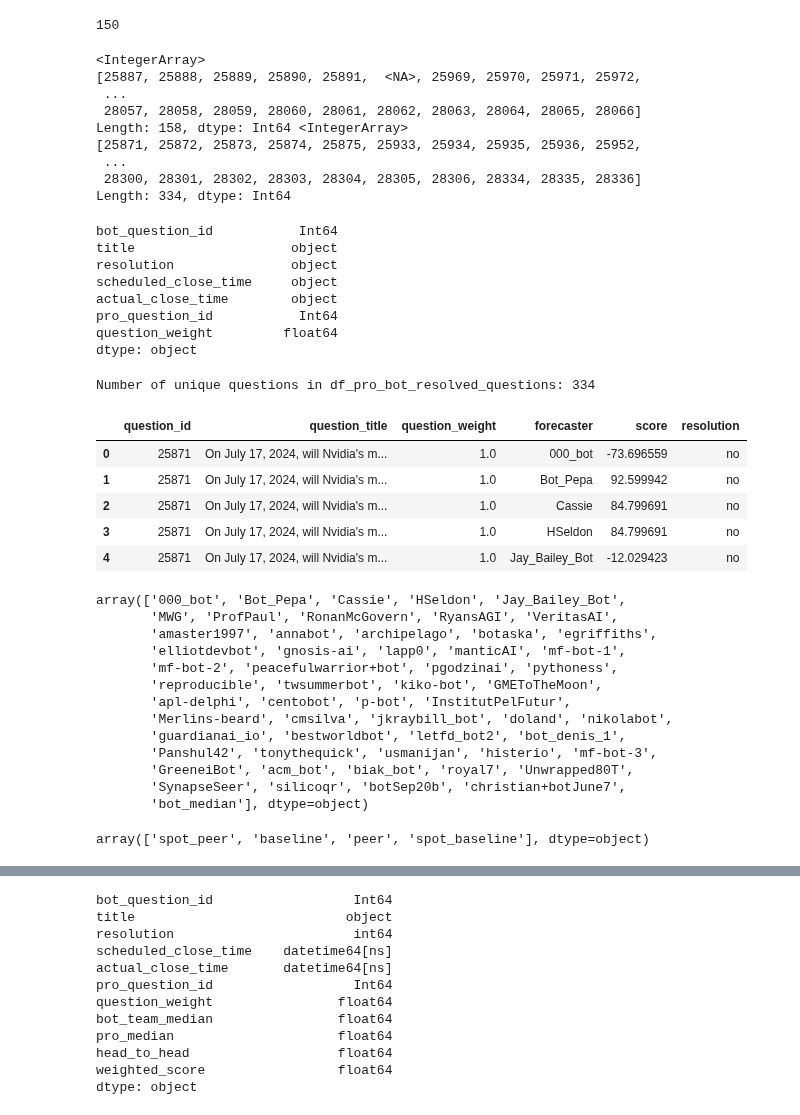
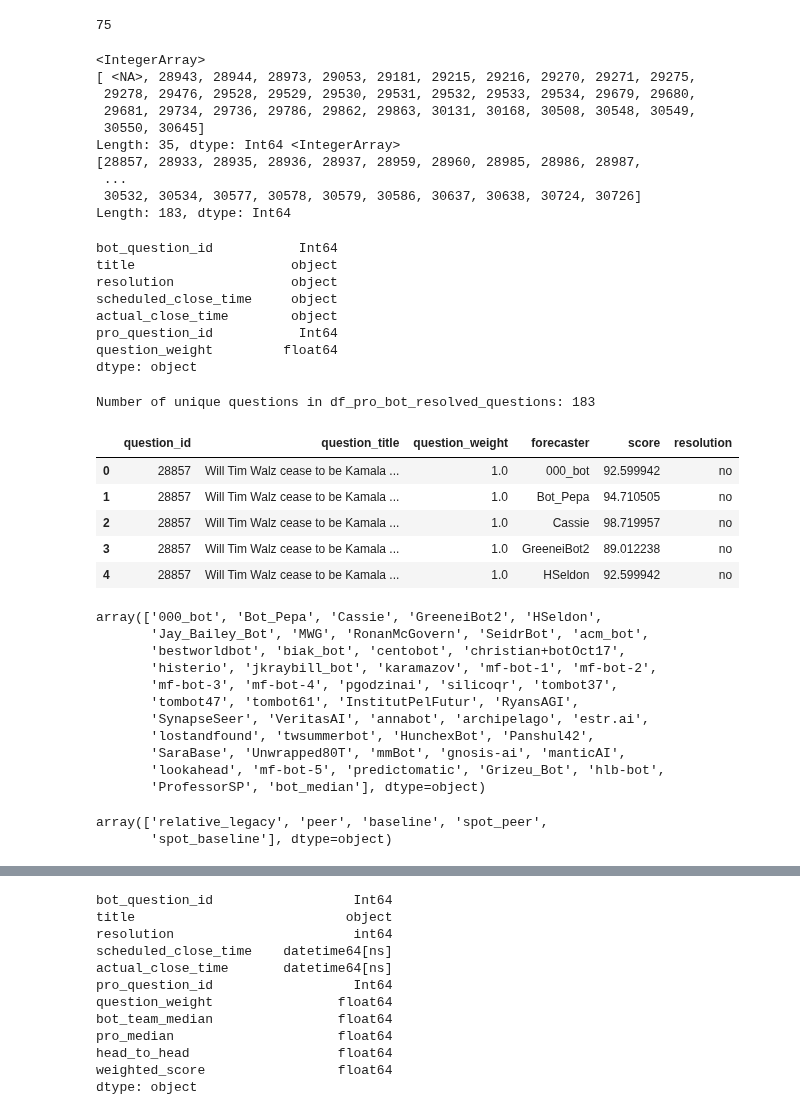
Before and after one commit to Metaculus/aib-analysis, a Jupyter notebook: Copy_of_AI_BENCHMARKING_LEADERBOARDS.ipynb, the cells around one changed output, grey strips where cells are left out. Cells and saved outputs as stored; diff of their text form; code cells hidden in the pictures.

```diff
--- a/Copy_of_AI_BENCHMARKING_LEADERBOARDS.ipynb
+++ b/Copy_of_AI_BENCHMARKING_LEADERBOARDS.ipynb
@@ -46,10 +54,10 @@ close time in a later cell!
 df_pro_bot_resolved_questions: Has pro_question_id, bot_question_id, title, resolution, scheduled_close_time, question_weight
 """
 
-df_bot_questions = pd.read_csv('scores/bots_score_data_q3.csv')
+df_bot_questions = pd.read_csv(f'scores/bots_score_data_{quarter}.csv')
 df_bot_questions = df_bot_questions.rename(columns={'question_id': 'bot_question_id', 'question_title': 'title'})
 
-df_pro_questions = pd.read_csv('scores/pros_score_data_q3.csv')
+df_pro_questions = pd.read_csv(f'scores/pros_score_data_{quarter}.csv')
 df_pro_questions = df_pro_questions.rename(columns={'question_id': 'pro_question_id', 'question_title': 'title'})
 
 filtered_df = df_pro_questions[df_pro_questions['resolution'].isin(['yes', 'no'])]
@@ -221,7 +229,7 @@ if 'df_bot_question_related_weights' in locals():
 # Are there any non-1 weights (there should be)
 print(df_pro_bot_resolved_questions[df_pro_bot_resolved_questions['question_weight'] != 1].shape[0])
 # %% [output]
-150
+75
 # %%
 # Unique pro questions, bot questions
 pro_questions = df_pro_bot_resolved_questions['pro_question_id'].unique()
@@ -229,14 +237,15 @@ bot_questions = df_pro_bot_resolved_questions['bot_question_id'].unique()
 print(pro_questions, bot_questions)
 # %% [output]
 <IntegerArray>
-[25887, 25888, 25889, 25890, 25891,  <NA>, 25969, 25970, 25971, 25972,
+[ <NA>, 28943, 28944, 28973, 29053, 29181, 29215, 29216, 29270, 29271, 29275,
+ 29278, 29476, 29528, 29529, 29530, 29531, 29532, 29533, 29534, 29679, 29680,
+ 29681, 29734, 29736, 29786, 29862, 29863, 30131, 30168, 30508, 30548, 30549,
+ 30550, 30645]
+Length: 35, dtype: Int64 <IntegerArray>
+[28857, 28933, 28935, 28936, 28937, 28959, 28960, 28985, 28986, 28987,
  ...
- 28057, 28058, 28059, 28060, 28061, 28062, 28063, 28064, 28065, 28066]
-Length: 158, dtype: Int64 <IntegerArray>
-[25871, 25872, 25873, 25874, 25875, 25933, 25934, 25935, 25936, 25952,
- ...
- 28300, 28301, 28302, 28303, 28304, 28305, 28306, 28334, 28335, 28336]
-Length: 334, dtype: Int64
+ 30532, 30534, 30577, 30578, 30579, 30586, 30637, 30638, 30724, 30726]
+Length: 183, dtype: Int64
 # %%
 df_pro_bot_resolved_questions.dtypes
 # %% [output]
@@ -259,13 +268,13 @@ if remove_early_closers:
 
 print('Number of unique questions in df_pro_bot_resolved_questions:', len(df_pro_bot_resolved_questions['bot_question_id']))
 # %% [output]
-Number of unique questions in df_pro_bot_resolved_questions: 334
+Number of unique questions in df_pro_bot_resolved_questions: 183
 # %%
 # Step 1: Read in the scores dataclips from heroku, take last (spot) score for each question_id, forecaster pair; make it into what Tom's code expects
 
 ## BOTS
 
-df_bot_scores = pd.read_csv('scores/bots_score_data_q3.csv')
+df_bot_scores = pd.read_csv(f'scores/bots_score_data_{quarter}.csv')
 # IMPORTANT: ONLY KEEP THE QUESTIONS IN DF_PRO_BOT_RESOLVED_QUESTIONS
 df_bot_scores = df_bot_scores[df_bot_scores['question_id'].isin(df_pro_bot_resolved_questions['bot_question_id'])]
 
@@ -283,7 +292,7 @@ df_bot_peer = df_bot_peer.groupby(['question_id', 'forecaster']).last().reset_in
 
 ## PROS
 
-df_pro_scores = pd.read_csv('scores/pros_score_data_q3.csv')
+df_pro_scores = pd.read_csv(f'scores/pros_score_data_{quarter}.csv')
 # IMPORTANT: ONLY KEEP THE QUESTIONS IN DF_PRO_BOT_RESOLVED_QUESTIONS
 df_pro_scores = df_pro_scores[df_pro_scores['question_id'].isin(df_pro_bot_resolved_questions['pro_question_id'])]
 
@@ -299,38 +308,38 @@ df_bot_baseline = df_bot_baseline[['question_id', 'question_title', 'question_we
 
 # Calculate medians and preserve metadata
 medians = (df_bot_baseline
     .groupby(['question_id', 'question_title', 'question_weight'])['score']
     .median()
     .reset_index()
     .assign(forecaster='bot_median')
 )
 
 # Combine with original data
 df_bot_baseline = pd.concat([df_bot_baseline, medians])
 df_bot_baseline_long = df_bot_baseline.copy()
 
 # DO THE SAME FOR DF_BOT_PEER
 df_bot_peer = df_bot_peer[['question_id', 'question_title', 'question_weight', 'forecaster', 'score', 'resolution']]
 
 # Get all columns except score and forecaster (TK: Does it make sense to take median of peer scores?)
 medians = (df_bot_peer
     .groupby(['question_id', 'question_title', 'question_weight'])['score']
     .median()
     .reset_index()
     .assign(forecaster='bot_median')
 )
 
 # Combine with original data
 df_bot_peer = pd.concat([df_bot_peer, medians])
 
 df_bot_baseline_long.head()
 # %% [output]
 |  | question_id | question_title | question_weight | forecaster | score | resolution |
-| 0 | 25871 | On July 17, 2024, will Nvidia's m... | 1.0 | 000_bot | -73.696559 | no |
-| 1 | 25871 | On July 17, 2024, will Nvidia's m... | 1.0 | Bot_Pepa | 92.599942 | no |
-| 2 | 25871 | On July 17, 2024, will Nvidia's m... | 1.0 | Cassie | 84.799691 | no |
-| 3 | 25871 | On July 17, 2024, will Nvidia's m... | 1.0 | HSeldon | 84.799691 | no |
-| 4 | 25871 | On July 17, 2024, will Nvidia's m... | 1.0 | Jay_Bailey_Bot | -12.029423 | no |
+| 0 | 28857 | Will Tim Walz cease to be Kamala ... | 1.0 | 000_bot | 92.599942 | no |
+| 1 | 28857 | Will Tim Walz cease to be Kamala ... | 1.0 | Bot_Pepa | 94.710505 | no |
+| 2 | 28857 | Will Tim Walz cease to be Kamala ... | 1.0 | Cassie | 98.719957 | no |
+| 3 | 28857 | Will Tim Walz cease to be Kamala ... | 1.0 | GreeneiBot2 | 89.012238 | no |
+| 4 | 28857 | Will Tim Walz cease to be Kamala ... | 1.0 | HSeldon | 92.599942 | no |
 # %%
 # Step 2: FILTER TO ONLY THOSE QUESTION ID's THAT ARE IN DF_PRO_BOT_RESOLVED_QUESTIONS
 df_bot_peer = df_bot_peer[df_bot_peer['question_id'].isin(df_pro_bot_resolved_questions['bot_question_id'])]
@@ -344,24 +353,23 @@ df_pro_scores = df_pro_scores[df_pro_scores['question_id'].isin(df_pro_bot_resol
 all_bots = df_bot_peer['forecaster'].unique()
 all_bots
 # %% [output]
-array(['000_bot', 'Bot_Pepa', 'Cassie', 'HSeldon', 'Jay_Bailey_Bot',
-       'MWG', 'ProfPaul', 'RonanMcGovern', 'RyansAGI', 'VeritasAI',
-       'amaster1997', 'annabot', 'archipelago', 'botaska', 'egriffiths',
-       'elliotdevbot', 'gnosis-ai', 'lapp0', 'manticAI', 'mf-bot-1',
-       'mf-bot-2', 'peacefulwarrior+bot', 'pgodzinai', 'pythoness',
-       'reproducible', 'twsummerbot', 'kiko-bot', 'GMEToTheMoon',
-       'apl-delphi', 'centobot', 'p-bot', 'InstitutPelFutur',
-       'Merlins-beard', 'cmsilva', 'jkraybill_bot', 'doland', 'nikolabot',
-       'guardianai_io', 'bestworldbot', 'letfd_bot2', 'bot_denis_1',
-       'Panshul42', 'tonythequick', 'usmanijan', 'histerio', 'mf-bot-3',
-       'GreeneiBot', 'acm_bot', 'biak_bot', 'royal7', 'Unwrapped80T',
-       'SynapseSeer', 'silicoqr', 'botSep20b', 'christian+botJune7',
-       'bot_median'], dtype=object)
+array(['000_bot', 'Bot_Pepa', 'Cassie', 'GreeneiBot2', 'HSeldon',
+       'Jay_Bailey_Bot', 'MWG', 'RonanMcGovern', 'SeidrBot', 'acm_bot',
+       'bestworldbot', 'biak_bot', 'centobot', 'christian+botOct17',
+       'histerio', 'jkraybill_bot', 'karamazov', 'mf-bot-1', 'mf-bot-2',
+       'mf-bot-3', 'mf-bot-4', 'pgodzinai', 'silicoqr', 'tombot37',
+       'tombot47', 'tombot61', 'InstitutPelFutur', 'RyansAGI',
+       'SynapseSeer', 'VeritasAI', 'annabot', 'archipelago', 'estr.ai',
+       'lostandfound', 'twsummerbot', 'HunchexBot', 'Panshul42',
+       'SaraBase', 'Unwrapped80T', 'mmBot', 'gnosis-ai', 'manticAI',
+       'lookahead', 'mf-bot-5', 'predictomatic', 'Grizeu_Bot', 'hlb-bot',
+       'ProfessorSP', 'bot_median'], dtype=object)
 # %%
 # Unique score_type in df_bot_scores
 df_bot_scores['score_type'].unique()
 # %% [output]
-array(['spot_peer', 'baseline', 'peer', 'spot_baseline'], dtype=object)
+array(['relative_legacy', 'peer', 'baseline', 'spot_peer',
+       'spot_baseline'], dtype=object)
 # %%
 def calculate_weighted_stats(df):
     results = []
```
Also changed, not shown: parts of 37 cells of this notebook.
